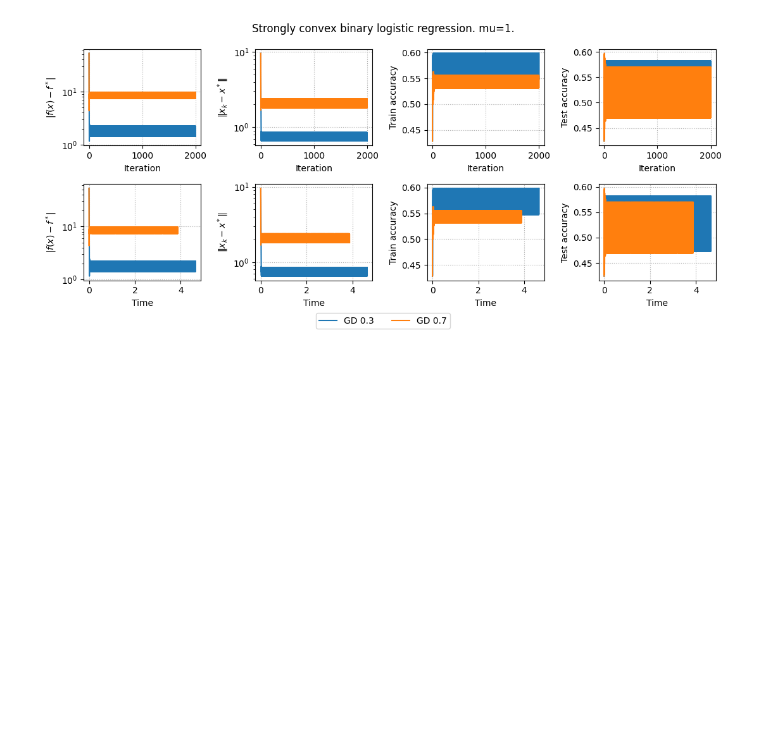
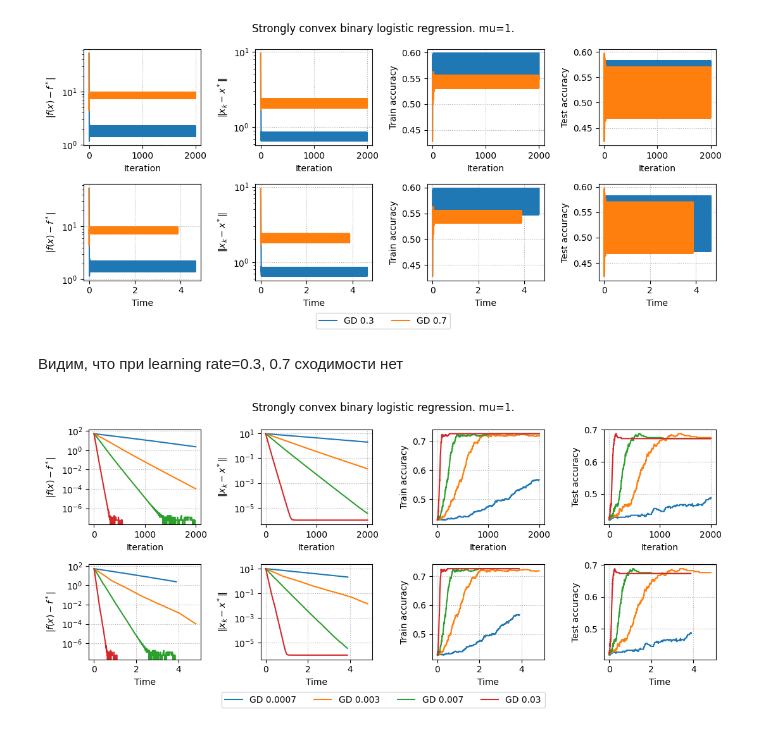
Before and after one commit to ninakrivulets/BioInf-1, a Jupyter notebook: assets/Notebooks/Hessian_free_Newton.ipynb, the cells around one changed output. Saved outputs shown, nothing was run; the diff lists cells and outputs as text; code cells hidden in the pictures; blank space fills up the shorter version.

```diff
--- a/assets/Notebooks/Hessian_free_Newton.ipynb
+++ b/assets/Notebooks/Hessian_free_Newton.ipynb
@@ -382,3 +384,38 @@ results, params = run_experiments(params)
 plot_results(results, params)
 # %% [output]
 [figure]
+# %% [markdown]
+Видим, что при learning rate=0.3, 0.7 сходимости нет
+# %%
+params = {
+    "mu": 1,
+    "m": 1000,
+    "n": 100,
+    "methods": [
+        {
+            "method": "GD",
+            "learning_rate": 7e-4,
+            "iterations": 2000,
+        },
+        {
+            "method": "GD",
+            "learning_rate": 3e-3,
+            "iterations": 2000,
+        },
+        {
+            "method": "GD",
+            "learning_rate": 7e-3,
+            "iterations": 2000,
+        },
+        {
+            "method": "GD",
+            "learning_rate": 3e-2,
+            "iterations": 2000,
+        },
+    ]
+}
+
+results, params = run_experiments(params)
+plot_results(results, params)
+# %% [output]
+[figure, added]
```
Also changed, not shown: parts of 18 cells of this notebook.
